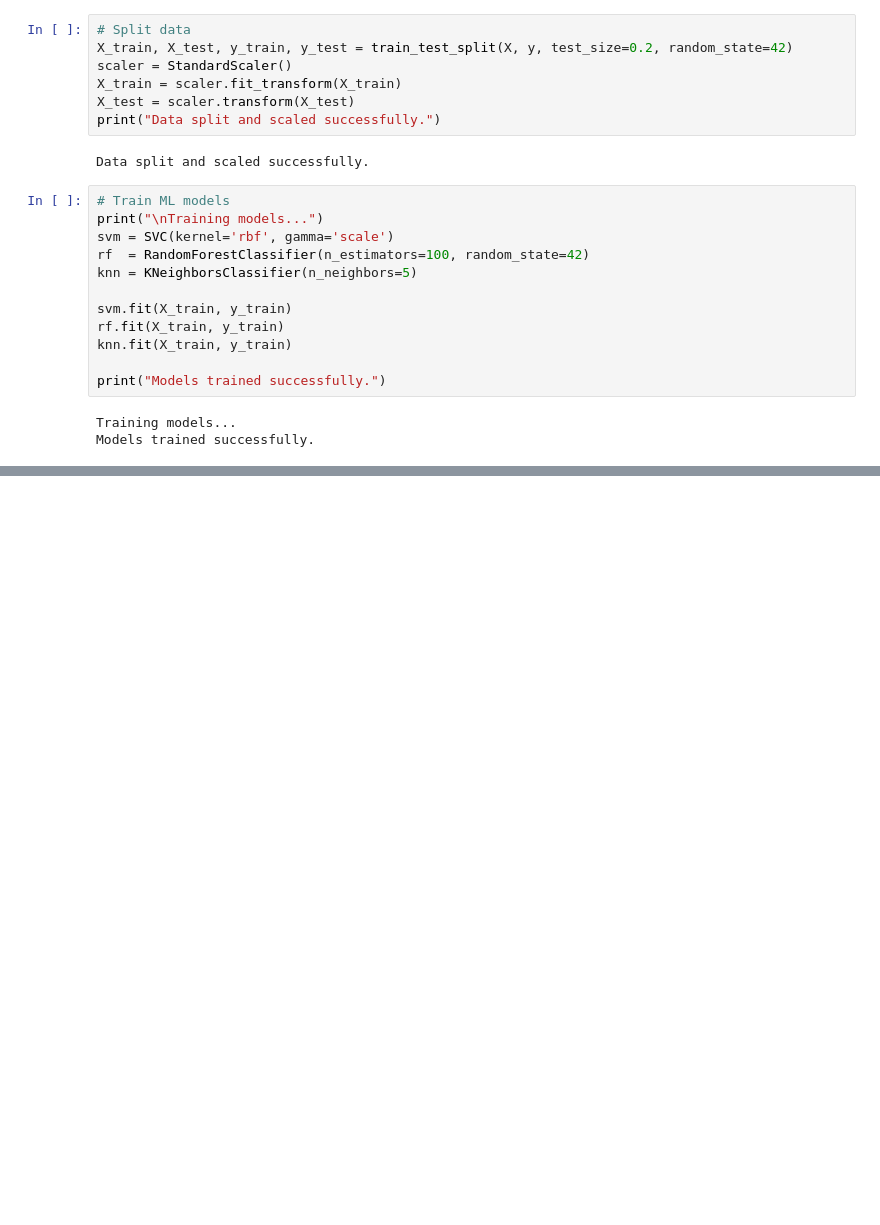
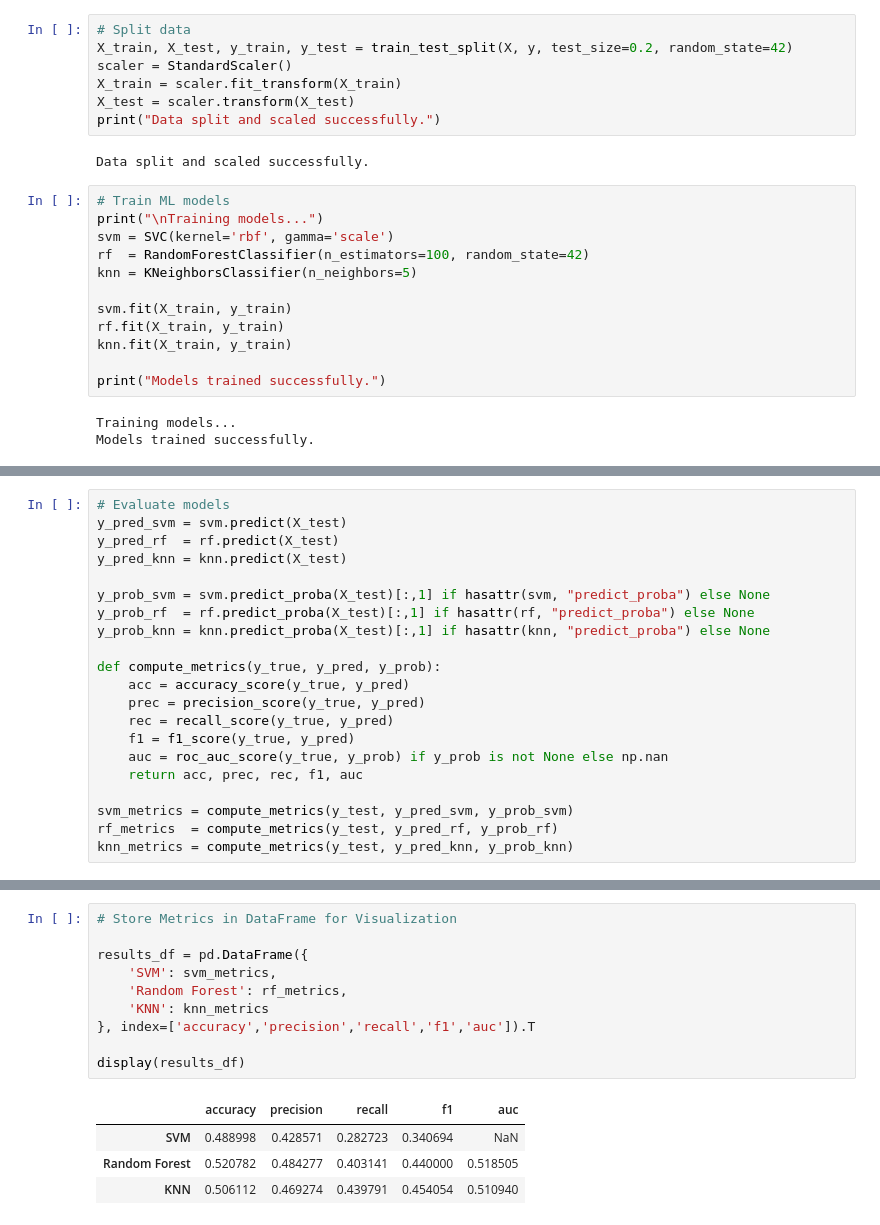
Before and after one commit to Nandhinimh/DEEPFAKE_DETECTION, a Jupyter notebook: ML.ipynb, the cells around one changed output, grey strips where cells are left out. Drawn from its saved outputs; the diff is of its cells as text; blank space fills up the shorter version.

```diff
--- a/ML.ipynb
+++ b/ML.ipynb
@@ -158,0 +96,21 @@ Best Performing ML Model: Random Forest
+# %%
+# Evaluate models
+y_pred_svm = svm.predict(X_test)
+y_pred_rf  = rf.predict(X_test)
+y_pred_knn = knn.predict(X_test)
+
+y_prob_svm = svm.predict_proba(X_test)[:,1] if hasattr(svm, "predict_proba") else None
+y_prob_rf  = rf.predict_proba(X_test)[:,1] if hasattr(rf, "predict_proba") else None
+y_prob_knn = knn.predict_proba(X_test)[:,1] if hasattr(knn, "predict_proba") else None
+
+def compute_metrics(y_true, y_pred, y_prob):
+    acc = accuracy_score(y_true, y_pred)
+    prec = precision_score(y_true, y_pred)
+    rec = recall_score(y_true, y_pred)
+    f1 = f1_score(y_true, y_pred)
+    auc = roc_auc_score(y_true, y_prob) if y_prob is not None else np.nan
+    return acc, prec, rec, f1, auc
+
+svm_metrics = compute_metrics(y_test, y_pred_svm, y_prob_svm)
+rf_metrics  = compute_metrics(y_test, y_pred_rf, y_prob_rf)
+knn_metrics = compute_metrics(y_test, y_pred_knn, y_prob_knn)
@@ -158,0 +142,15 @@ Best Performing ML Model: Random Forest
+# %%
+# Store Metrics in DataFrame for Visualization
+
+results_df = pd.DataFrame({
+    'SVM': svm_metrics,
+    'Random Forest': rf_metrics,
+    'KNN': knn_metrics
+}, index=['accuracy','precision','recall','f1','auc']).T
+
+display(results_df)
+# %% [output]
+|  | accuracy | precision | recall | f1 | auc |
+| SVM | 0.488998 | 0.428571 | 0.282723 | 0.340694 | NaN |
+| Random Forest | 0.520782 | 0.484277 | 0.403141 | 0.440000 | 0.518505 |
+| KNN | 0.506112 | 0.469274 | 0.439791 | 0.454054 | 0.510940 |
```
Also changed, not shown: parts of 11 cells of this notebook.
